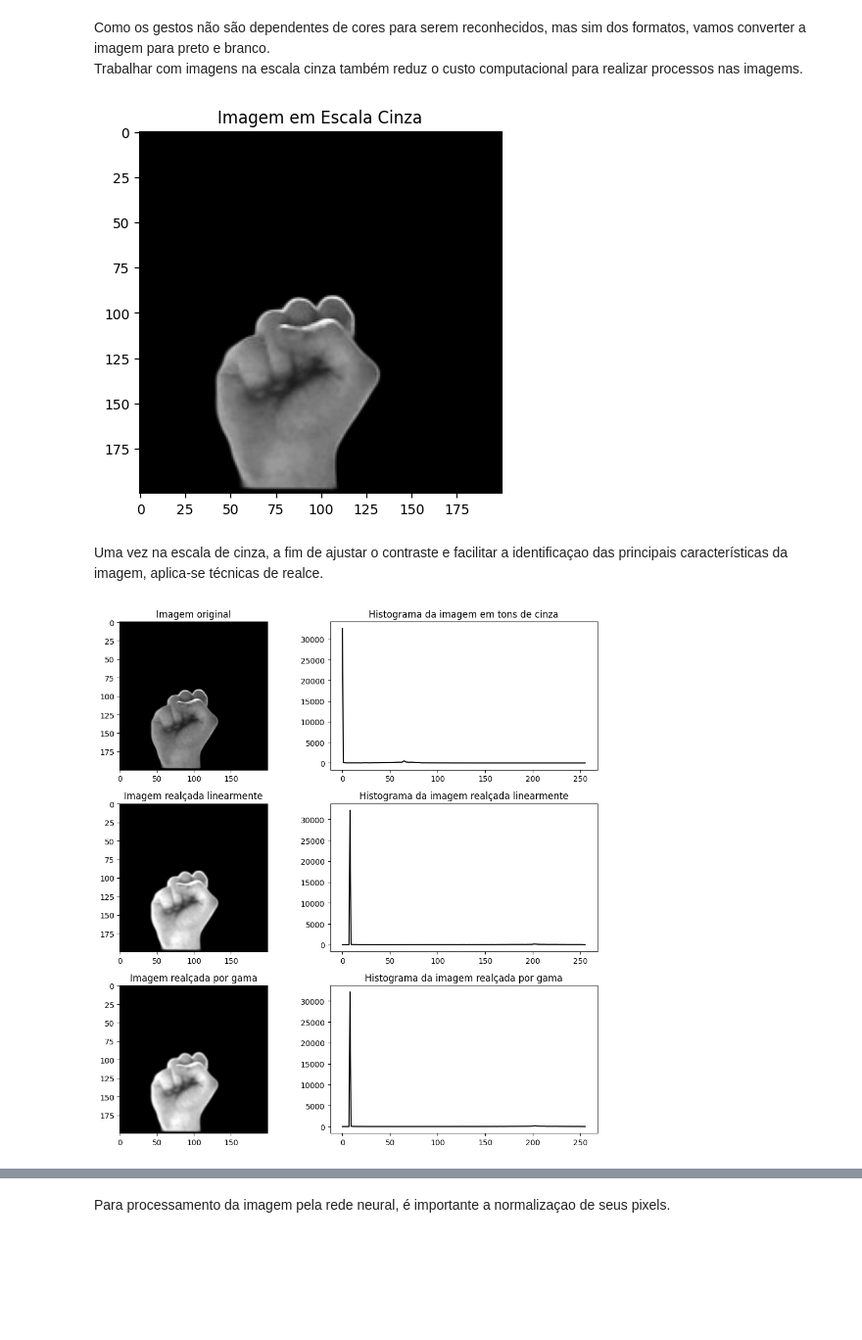
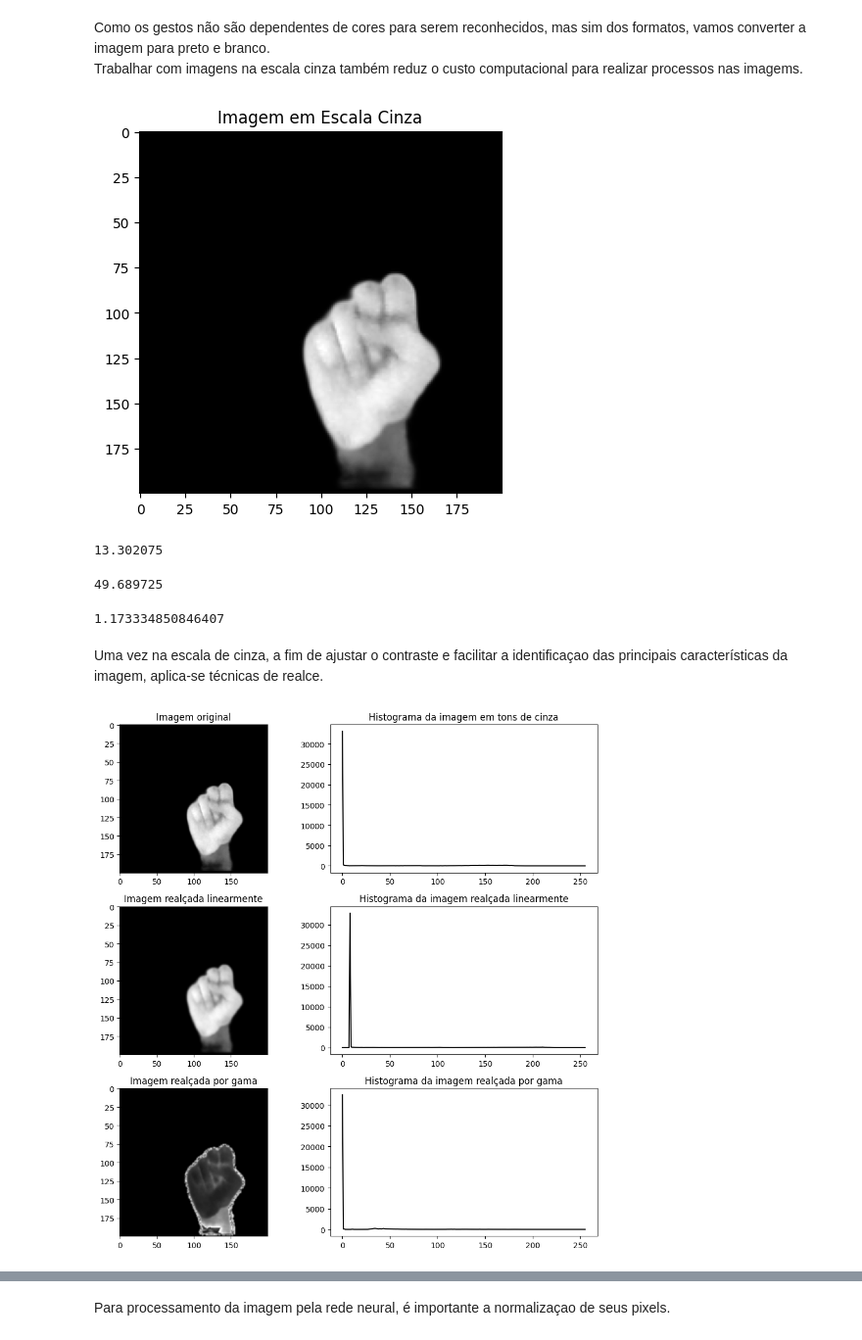
Before and after one commit to 0-lucas/ProjetoAvanti, a Jupyter notebook: pre_processamento.ipynb, the cells around one changed output, grey strips where cells are left out. Shown at 98% size. Drawn from its saved outputs; the diff is of its cells as text; code cells hidden in the pictures; blank space fills up the shorter version.

```diff
--- a/pre_processamento.ipynb
+++ b/pre_processamento.ipynb
@@ -82,7 +82,7 @@ import seaborn as sns
 import cv2
 from rembg import remove
 
-image_path = 'asl-alphabet/asl_alphabet_train/asl_alphabet_train/S/S87.jpg'
+image_path = 'asl-alphabet/asl_alphabet_train/asl_alphabet_train/S/S1002.jpg'
 imagem = cv2.imread(image_path)
 image_rgb = cv2.cvtColor(imagem, cv2.COLOR_BGR2RGB)
 
@@ -167,21 +166,35 @@ plt.imshow(imagem_cinza, cmap="gray")
 plt.title("Imagem em Escala Cinza")
 plt.show()
 # %% [output]
-[figure, old version]
+[figure, new version]
+# %%
+imagem_cinza.mean()
+# %% [output]
+13.302075
+# %%
+img_equal.mean()
+# %% [output]
+49.689725
+# %%
+alpha
+# %% [output]
+1.173334850846407
 # %% [markdown]
 Uma vez na escala de cinza, a fim de ajustar o contraste e facilitar a identificaçao das principais características da imagem, aplica-se técnicas de realce.
 # %%
-from math import log
+from statistics import geometric_mean
+from math import log10
 
 #realce por filtro linear
-img_equal = cv2.convertScaleAbs(imagem_cinza, alpha = 3, beta = 8)
-img_equal = cv2.GaussianBlur(img_equal, (5,5), 0.7, 0.7)
+alpha = 40/(1.7*imagem_cinza.mean())
+img_equal = cv2.convertScaleAbs(imagem_cinza, alpha = alpha, beta = 8)
+img_equal = cv2.GaussianBlur(img_equal, (5,5), 0.9, 0.9)
 
 #realce por correção gama:
-gamma = 0.8
-#img_gamma = np.power(imagem_cinza, gamma).clip(0,255).astype(np.uint8)
+vetor = [i+1 for i in np.reshape(imagem_cinza, -1)] #conversao de imagem cinza para uma dimensao
+gamma = log10(200/255)/log10(geometric_mean(vetor)) #calculo do melhor gama
 img_gamma = (np.power(imagem_cinza/255, gamma)*255).astype(np.uint8)
-img_gamma = cv2.GaussianBlur(img_equal, (5,5), 0.5, 0.5)
+img_gamma = cv2.GaussianBlur(img_gamma, (5,5), 0.7, 0.7)
 
 #obtenção dos histogramas:
 hist_cinza = cv2.calcHist([imagem_cinza],[0],None,[256],[0,256])
@@ -191,34 +204,34 @@ hist_gamma = cv2.calcHist([img_gamma],[0], None, [256], [0, 256])
 #impressão das imagens
 plt.figure(figsize=(10,10))
 
 plt.subplot(3,2,1)
 plt.imshow(imagem_cinza, cmap='gray')
 plt.title("Imagem original")
 
 plt.subplot(3,2,2)
 plt.plot(hist_cinza, color='black')
 plt.title('Histograma da imagem em tons de cinza')
 
 plt.subplot(3,2,3)
 plt.imshow(img_equal, cmap='gray')
 plt.title("Imagem realçada linearmente")
 
 plt.subplot(3,2,4)
 plt.plot(hist_equal, color='black')
 plt.title('Histograma da imagem realçada linearmente')
 
 plt.subplot(3,2,5)
 plt.imshow(img_gamma, cmap='gray')
 plt.title('Imagem realçada por gama')
 
 plt.subplot(3,2,6)
 plt.plot(hist_gamma, color='black')
 plt.title('Histograma da imagem realçada por gama')
 
 plt.tight_layout()
 plt.show()
 # %% [output]
-[figure, old version]
+[figure, new version]
 # %%
 img_canny1 = cv2.Canny(imagem_cinza, threshold1=90,threshold2=200)
 img_canny2 = cv2.Canny(img_equal, threshold1=90,threshold2=200)
```
Also changed, not shown: parts of 3 cells of this notebook.
